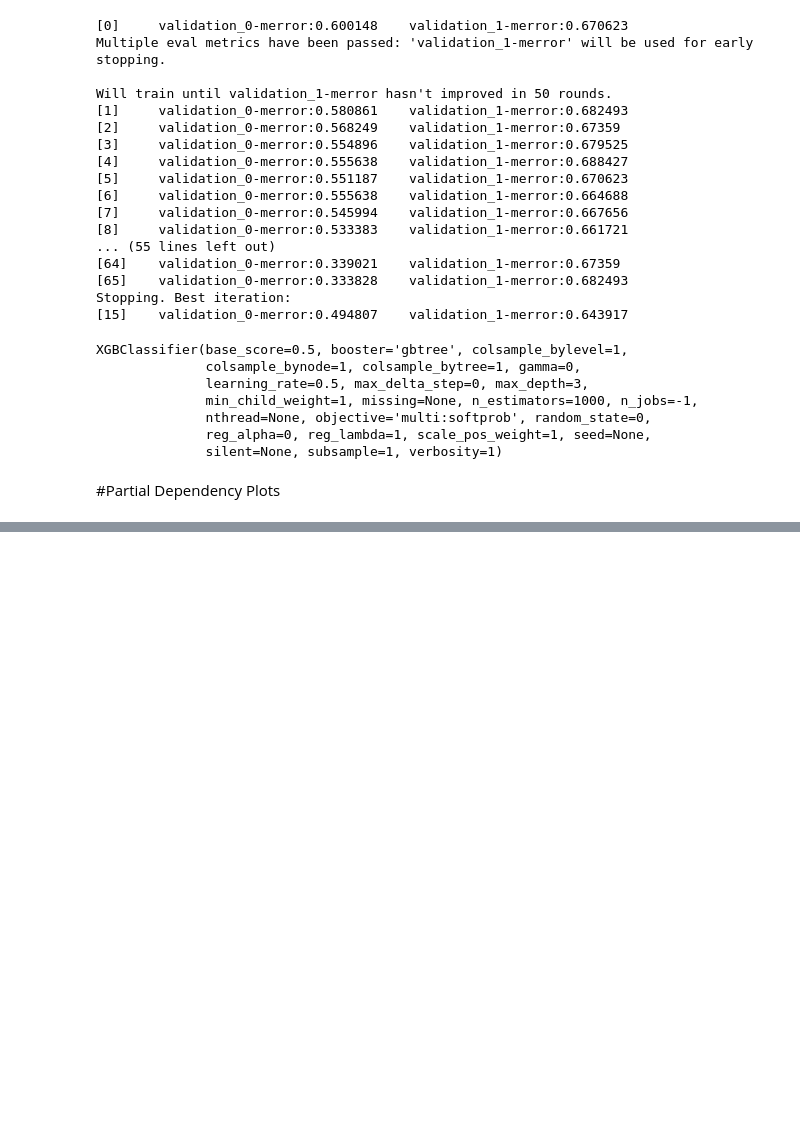
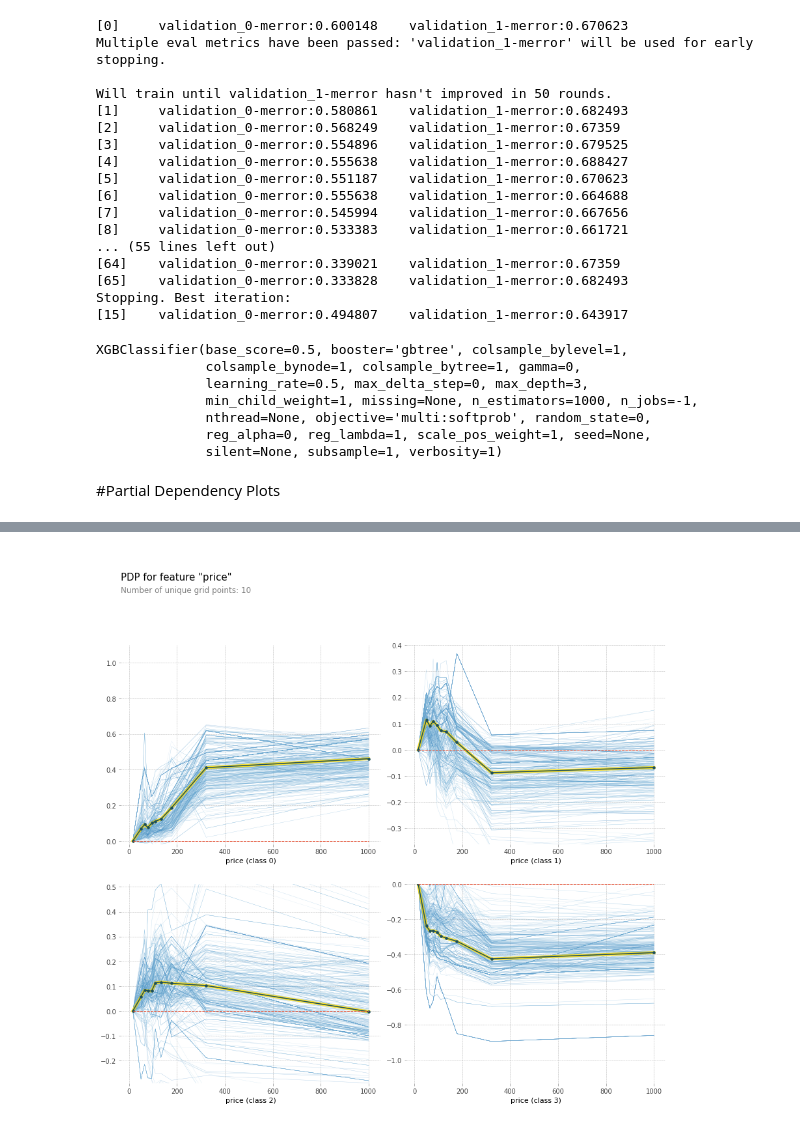
Before and after one commit to StevenWestmoreland/BuildWeek2ScotchDataset, a Jupyter notebook: DSPT6_Unit2_Build_StevenWestmoreland.ipynb, the cells around one changed output, grey strips where cells are left out. Drawn from its saved outputs; the diff is of its cells as text; code cells hidden in the pictures; blank space fills up the shorter version.

```diff
--- a/DSPT6_Unit2_Build_StevenWestmoreland.ipynb
+++ b/DSPT6_Unit2_Build_StevenWestmoreland.ipynb
@@ -742,0 +772,13 @@ X_val.head()
+# %%
+feature = 'price'
+
+isolated = pdp_isolate(
+    model=CV_best_pipe,
+    dataset=X_test,
+    model_features=X_test.columns,
+    feature=feature
+)
+
+pdp_plot(isolated, feature_name=feature, plot_lines=True);
+# %% [output]
+[figure, added]
```
Also changed, not shown: parts of 21 cells of this notebook.
